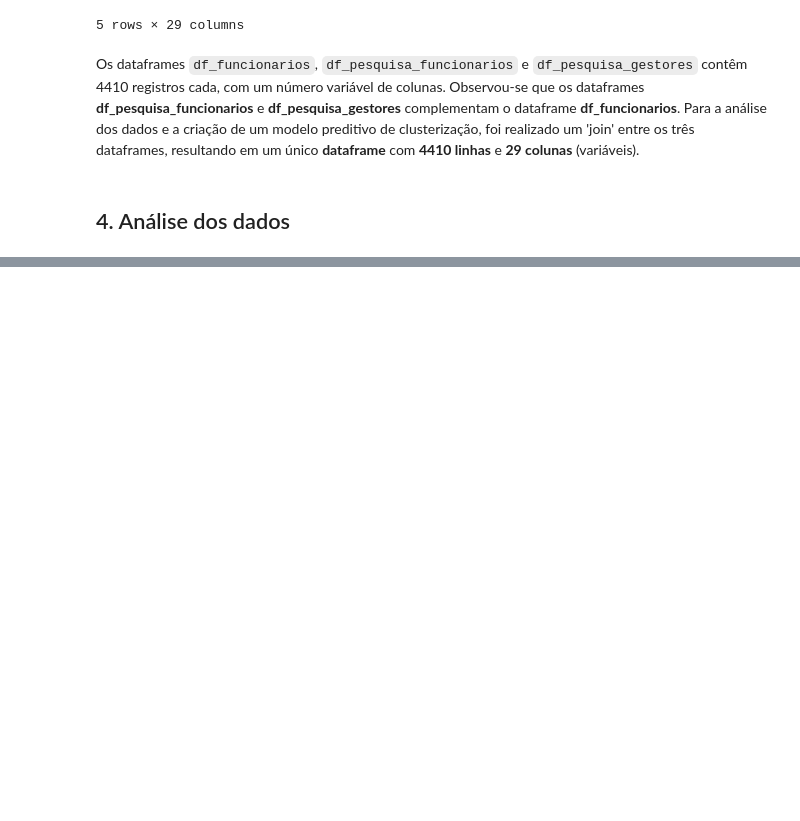
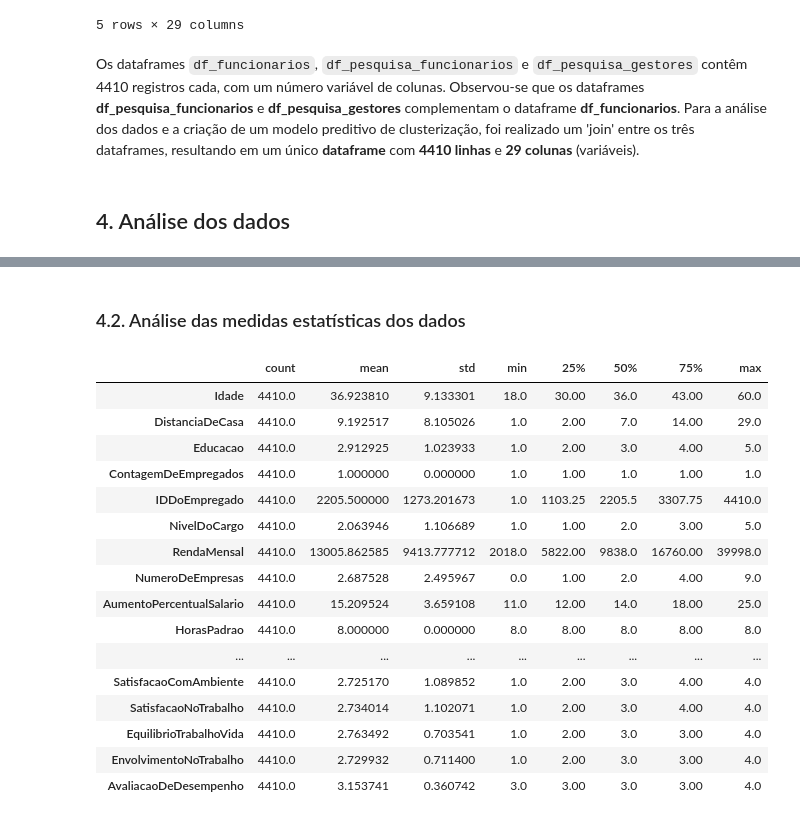
Before and after one commit to emso-exe/Analise_de_rh_-_people_analytics, a Jupyter notebook: 001_analise_de_rh.ipynb, the cells around one changed output, grey strips where cells are left out. Drawn from its saved outputs; the diff is of its cells as text; code cells hidden in the pictures; blank space fills up the shorter version.

```diff
--- a/001_analise_de_rh.ipynb
+++ b/001_analise_de_rh.ipynb
@@ -245,0 +300,28 @@ Os dataframes `df_funcionarios`, `df_pesquisa_funcionarios` e `df_pesquisa_gesto
+# %% [markdown]
+### 4.2. Análise das medidas estatísticas dos dados
+# %%
+# Estatística descritiva das variáveis numéricas
+
+# Obtém as colunas do dataframe que são numéricas
+cols = df_analise.select_dtypes(include='number').columns
+
+# Gera a estatística descritiva e transpõe o resultado
+df_analise[cols].describe().T
+# %% [output]
+|  | count | mean | std | min | 25% | 50% | 75% | max |
+| Idade | 4410.0 | 36.923810 | 9.133301 | 18.0 | 30.00 | 36.0 | 43.00 | 60.0 |
+| DistanciaDeCasa | 4410.0 | 9.192517 | 8.105026 | 1.0 | 2.00 | 7.0 | 14.00 | 29.0 |
+| Educacao | 4410.0 | 2.912925 | 1.023933 | 1.0 | 2.00 | 3.0 | 4.00 | 5.0 |
+| ContagemDeEmpregados | 4410.0 | 1.000000 | 0.000000 | 1.0 | 1.00 | 1.0 | 1.00 | 1.0 |
+| IDDoEmpregado | 4410.0 | 2205.500000 | 1273.201673 | 1.0 | 1103.25 | 2205.5 | 3307.75 | 4410.0 |
+| NivelDoCargo | 4410.0 | 2.063946 | 1.106689 | 1.0 | 1.00 | 2.0 | 3.00 | 5.0 |
+| RendaMensal | 4410.0 | 13005.862585 | 9413.777712 | 2018.0 | 5822.00 | 9838.0 | 16760.00 | 39998.0 |
+| NumeroDeEmpresas | 4410.0 | 2.687528 | 2.495967 | 0.0 | 1.00 | 2.0 | 4.00 | 9.0 |
+| AumentoPercentualSalario | 4410.0 | 15.209524 | 3.659108 | 11.0 | 12.00 | 14.0 | 18.00 | 25.0 |
+| HorasPadrao | 4410.0 | 8.000000 | 0.000000 | 8.0 | 8.00 | 8.0 | 8.00 | 8.0 |
+| ... | ... | ... | ... | ... | ... | ... | ... | ... |
+| SatisfacaoComAmbiente | 4410.0 | 2.725170 | 1.089852 | 1.0 | 2.00 | 3.0 | 4.00 | 4.0 |
+| SatisfacaoNoTrabalho | 4410.0 | 2.734014 | 1.102071 | 1.0 | 2.00 | 3.0 | 4.00 | 4.0 |
+| EquilibrioTrabalhoVida | 4410.0 | 2.763492 | 0.703541 | 1.0 | 2.00 | 3.0 | 3.00 | 4.0 |
+| EnvolvimentoNoTrabalho | 4410.0 | 2.729932 | 0.711400 | 1.0 | 2.00 | 3.0 | 3.00 | 4.0 |
+| AvaliacaoDeDesempenho | 4410.0 | 3.153741 | 0.360742 | 3.0 | 3.00 | 3.0 | 3.00 | 4.0 |
```
Also changed, not shown: parts of 17 cells of this notebook.
